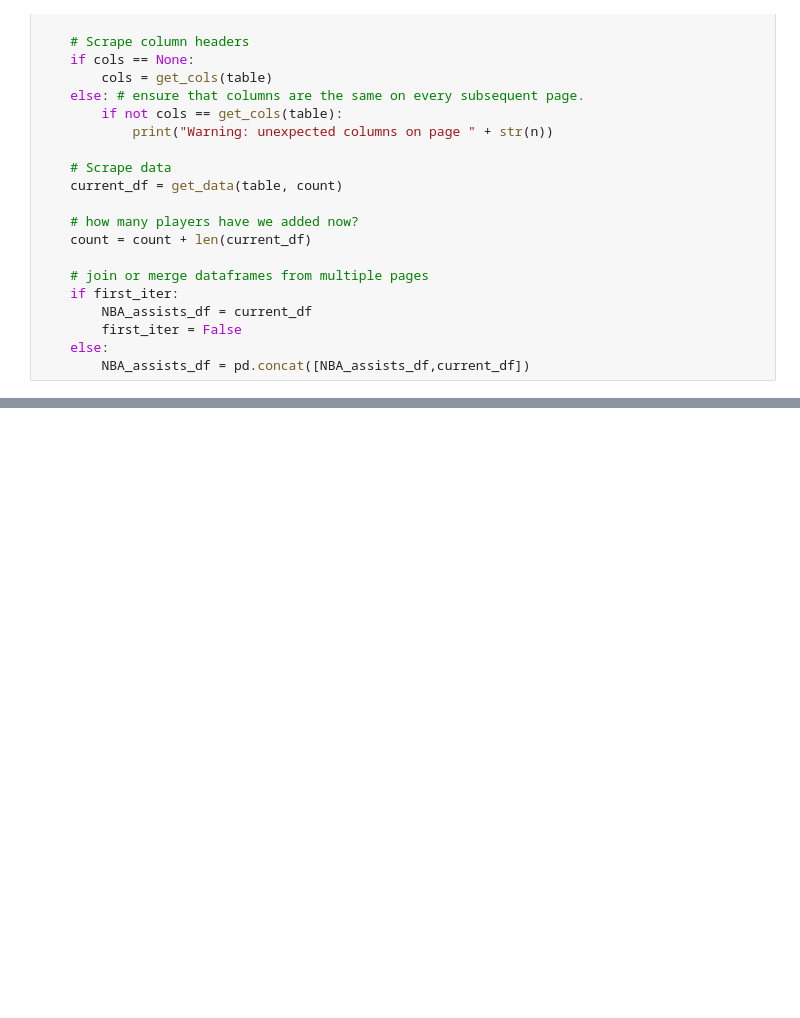
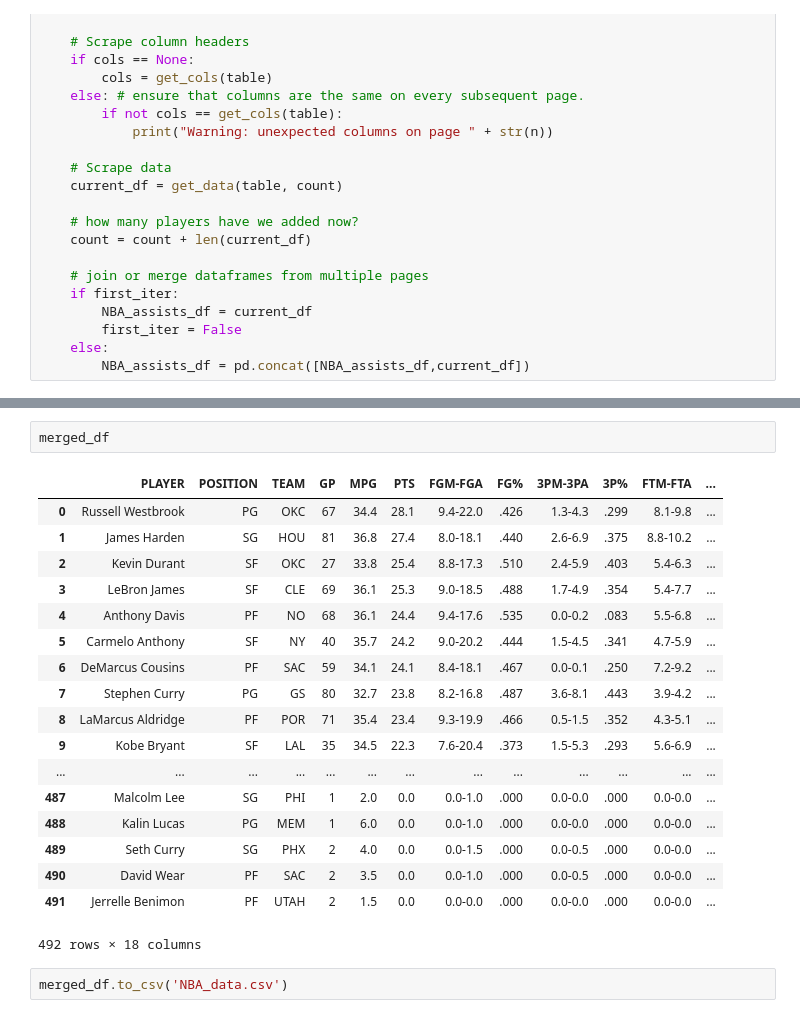
Before and after one commit to pburkard88/DS_BOS_07_Students, a Jupyter notebook: VivaHorowitz/04_Intro_to_Web_Scraping,_my_version.ipynb, the cells around one changed output, grey strips where cells are left out. Cells and saved outputs as stored; diff of their text form; blank space fills up the shorter version.

```diff
--- a/VivaHorowitz/04_Intro_to_Web_Scraping,_my_version.ipynb
+++ b/VivaHorowitz/04_Intro_to_Web_Scraping,_my_version.ipynb
@@ -405,0 +418,23 @@ NBA_assists_df
+# %%
+merged_df
+# %% [output]
+|  | PLAYER | POSITION | TEAM | GP | MPG | PTS | FGM-FGA | FG% | 3PM-3PA | 3P% | FTM-FTA | ... |
+| 0 | Russell Westbrook | PG | OKC | 67 | 34.4 | 28.1 | 9.4-22.0 | .426 | 1.3-4.3 | .299 | 8.1-9.8 | ... |
+| 1 | James Harden | SG | HOU | 81 | 36.8 | 27.4 | 8.0-18.1 | .440 | 2.6-6.9 | .375 | 8.8-10.2 | ... |
+| 2 | Kevin Durant | SF | OKC | 27 | 33.8 | 25.4 | 8.8-17.3 | .510 | 2.4-5.9 | .403 | 5.4-6.3 | ... |
+| 3 | LeBron James | SF | CLE | 69 | 36.1 | 25.3 | 9.0-18.5 | .488 | 1.7-4.9 | .354 | 5.4-7.7 | ... |
+| 4 | Anthony Davis | PF | NO | 68 | 36.1 | 24.4 | 9.4-17.6 | .535 | 0.0-0.2 | .083 | 5.5-6.8 | ... |
+| 5 | Carmelo Anthony | SF | NY | 40 | 35.7 | 24.2 | 9.0-20.2 | .444 | 1.5-4.5 | .341 | 4.7-5.9 | ... |
+| 6 | DeMarcus Cousins | PF | SAC | 59 | 34.1 | 24.1 | 8.4-18.1 | .467 | 0.0-0.1 | .250 | 7.2-9.2 | ... |
+| 7 | Stephen Curry | PG | GS | 80 | 32.7 | 23.8 | 8.2-16.8 | .487 | 3.6-8.1 | .443 | 3.9-4.2 | ... |
+| 8 | LaMarcus Aldridge | PF | POR | 71 | 35.4 | 23.4 | 9.3-19.9 | .466 | 0.5-1.5 | .352 | 4.3-5.1 | ... |
+| 9 | Kobe Bryant | SF | LAL | 35 | 34.5 | 22.3 | 7.6-20.4 | .373 | 1.5-5.3 | .293 | 5.6-6.9 | ... |
+| ... | ... | ... | ... | ... | ... | ... | ... | ... | ... | ... | ... | ... |
+| 487 | Malcolm Lee | SG | PHI | 1 | 2.0 | 0.0 | 0.0-1.0 | .000 | 0.0-0.0 | .000 | 0.0-0.0 | ... |
+| 488 | Kalin Lucas | PG | MEM | 1 | 6.0 | 0.0 | 0.0-1.0 | .000 | 0.0-0.0 | .000 | 0.0-0.0 | ... |
+| 489 | Seth Curry | SG | PHX | 2 | 4.0 | 0.0 | 0.0-1.5 | .000 | 0.0-0.5 | .000 | 0.0-0.0 | ... |
+| 490 | David Wear | PF | SAC | 2 | 3.5 | 0.0 | 0.0-1.0 | .000 | 0.0-0.5 | .000 | 0.0-0.0 | ... |
+| 491 | Jerrelle Benimon | PF | UTAH | 2 | 1.5 | 0.0 | 0.0-0.0 | .000 | 0.0-0.0 | .000 | 0.0-0.0 | ... |
+492 rows × 18 columns
+# %%
+merged_df.to_csv('NBA_data.csv')
```
Also changed, not shown: parts of 8 cells of this notebook.
